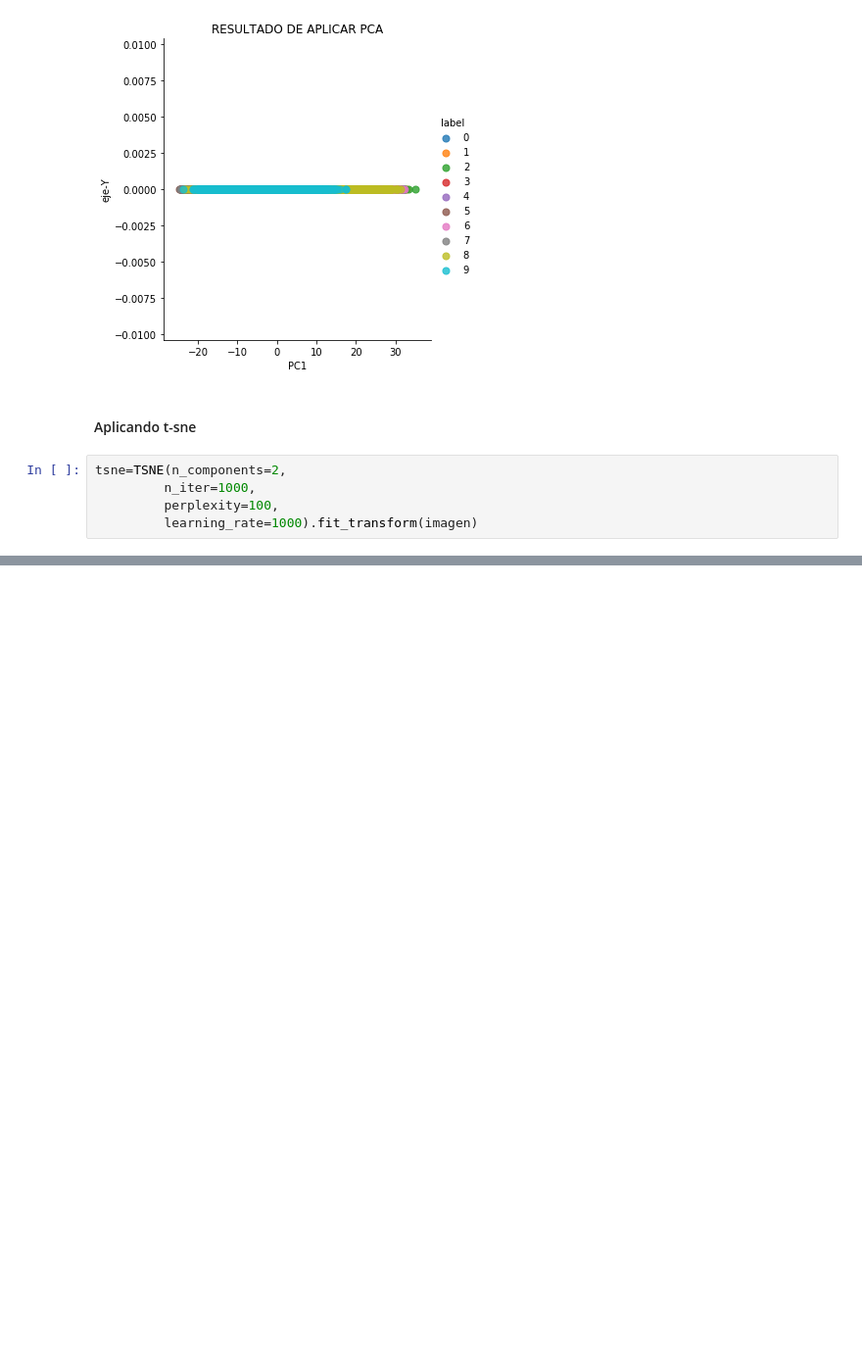
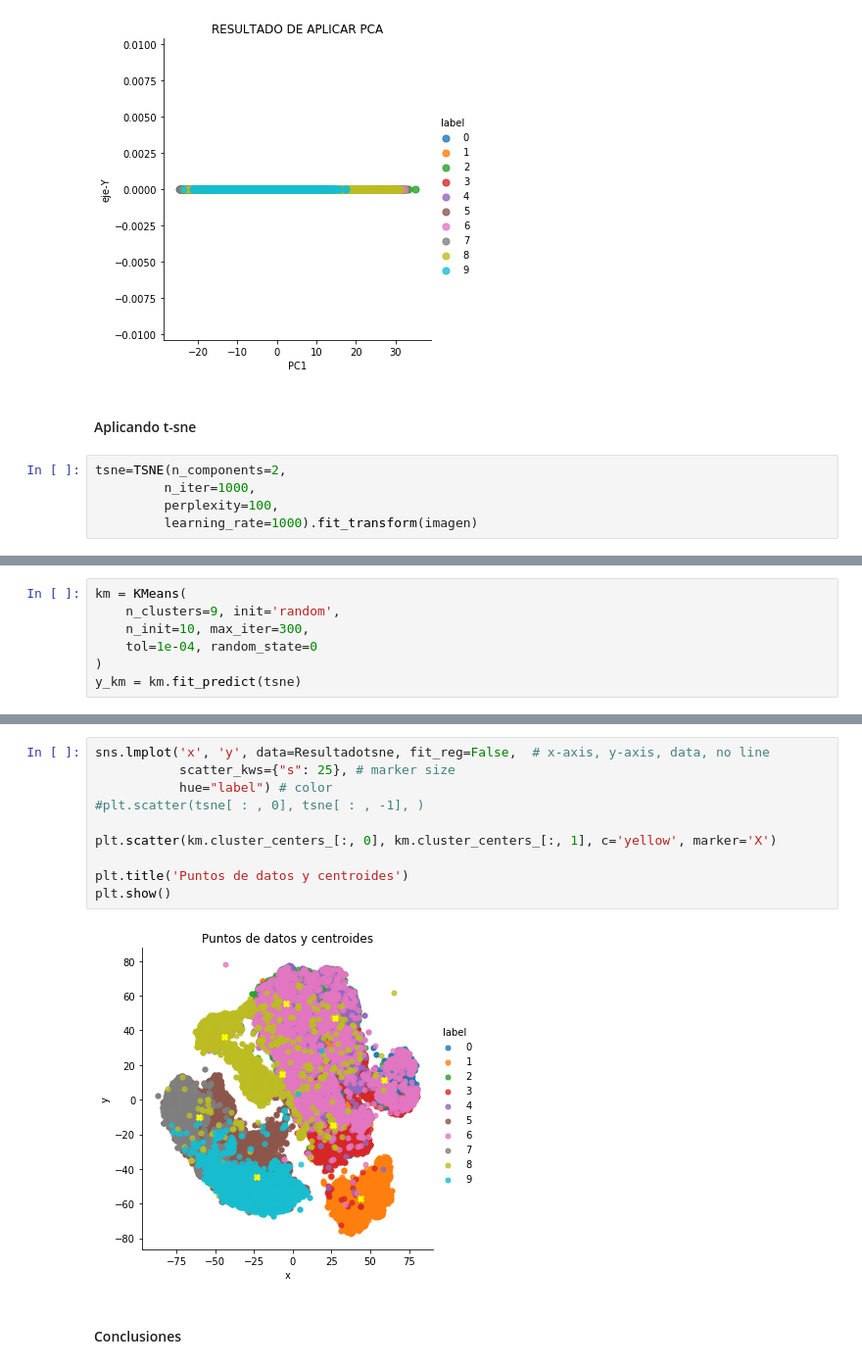
Before and after one commit to dvallesc/tarea-2---Statistical-Learning-2, a Jupyter notebook: Tarea 2 - Diego Valle 20003022.ipynb, the cells around one changed output, grey strips where cells are left out. Shown: that part at 98% size. Drawn from its saved outputs; the diff is of its cells as text; blank space fills up the shorter version.

```diff
--- a/Tarea 2 - Diego Valle 20003022.ipynb
+++ b/Tarea 2 - Diego Valle 20003022.ipynb
@@ -142,0 +158,7 @@ sns.lmplot('PC1', 'y-axis', data=sklearn_result, fit_reg=False,  # x-axis, y-axi
+# %%
+km = KMeans(
+    n_clusters=9, init='random',
+    n_init=10, max_iter=300,
+    tol=1e-04, random_state=0
+)
+y_km = km.fit_predict(tsne)
@@ -142,0 +184,14 @@ sns.lmplot('PC1', 'y-axis', data=sklearn_result, fit_reg=False,  # x-axis, y-axi
+# %%
+sns.lmplot('x', 'y', data=Resultadotsne, fit_reg=False,  # x-axis, y-axis, data, no line
+           scatter_kws={"s": 25}, # marker size
+           hue="label") # color
+#plt.scatter(tsne[ : , 0], tsne[ : , -1], )
+
+plt.scatter(km.cluster_centers_[:, 0], km.cluster_centers_[:, 1], c='yellow', marker='X')
+
+plt.title('Puntos de datos y centroides')
+plt.show()
+# %% [output]
+[figure, added]
+# %% [markdown]
+#### Conclusiones
```
Also changed, not shown: parts of 8 cells of this notebook.
